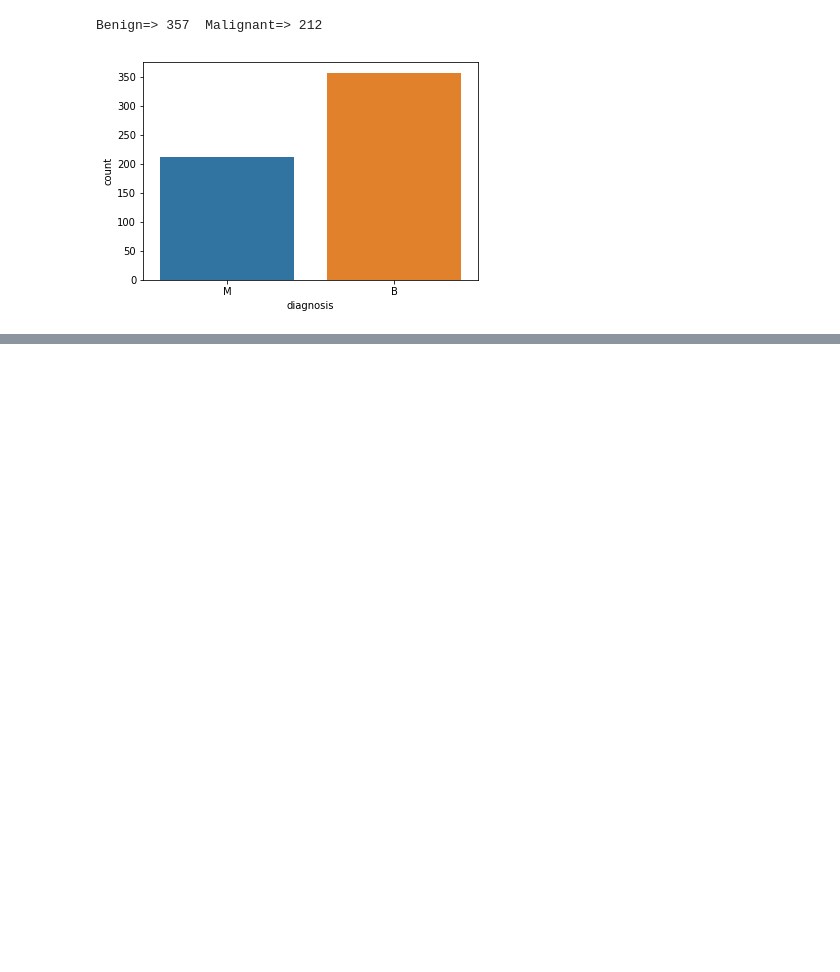
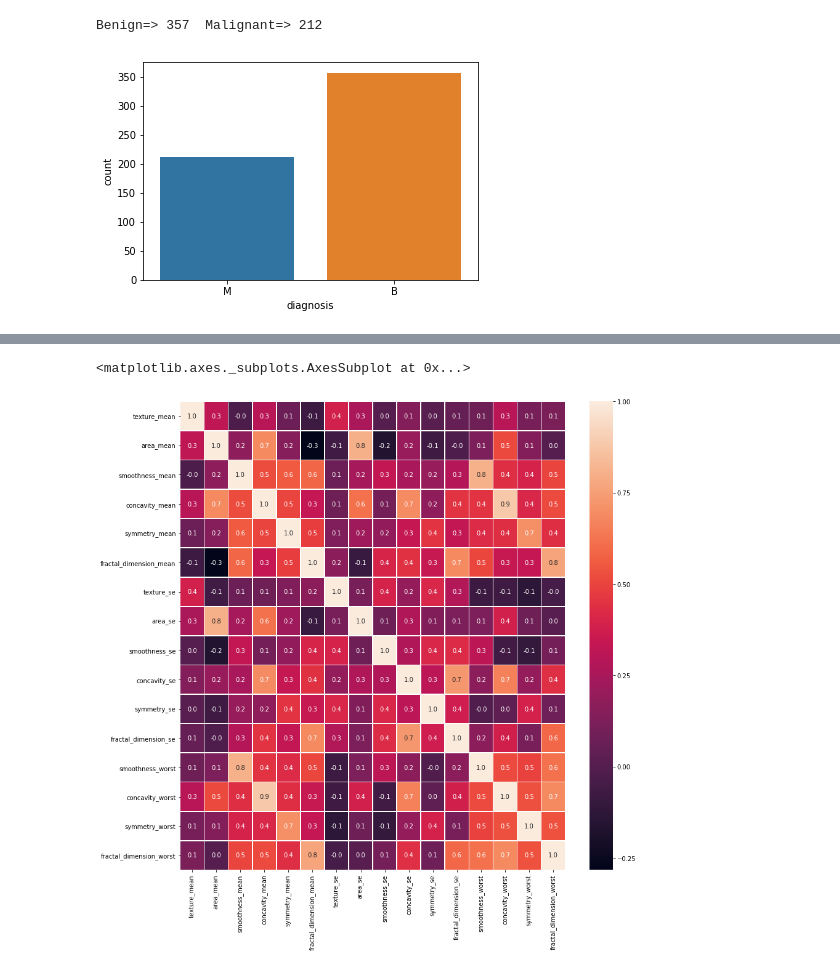
Before and after one commit to abhishek-shrm/Breast-Cancer-Predictor, a Jupyter notebook: Breast Cancer Predictor.ipynb, the cells around one changed output, grey strips where cells are left out. Cells and saved outputs as stored; diff of their text form; code cells hidden in the pictures; blank space fills up the shorter version.

```diff
--- a/Breast Cancer Predictor.ipynb
+++ b/Breast Cancer Predictor.ipynb
@@ -65,0 +69,4 @@ sns.heatmap(x.corr(), annot=True, linewidths=.5, fmt= '.1f',ax=ax)
+# %%
+drop_list = ['perimeter_mean','radius_mean','compactness_mean','concave points_mean','radius_se','perimeter_se','radius_worst','perimeter_worst','compactness_worst','concave points_worst','compactness_se','concave points_se','texture_worst','area_worst']
+x_new=x.drop(drop_list,axis=1)
+x_new.head()
@@ -65,0 +80,6 @@ sns.heatmap(x.corr(), annot=True, linewidths=.5, fmt= '.1f',ax=ax)
+# %%
+f,ax = plt.subplots(figsize=(14, 14))
+sns.heatmap(x_new.corr(), annot=True, linewidths=.5, fmt= '.1f',ax=ax)
+# %% [output]
+<matplotlib.axes._subplots.AxesSubplot at 0x...>
+[figure, added]
```
Also changed, not shown: parts of 5 cells of this notebook, 1 other file.
